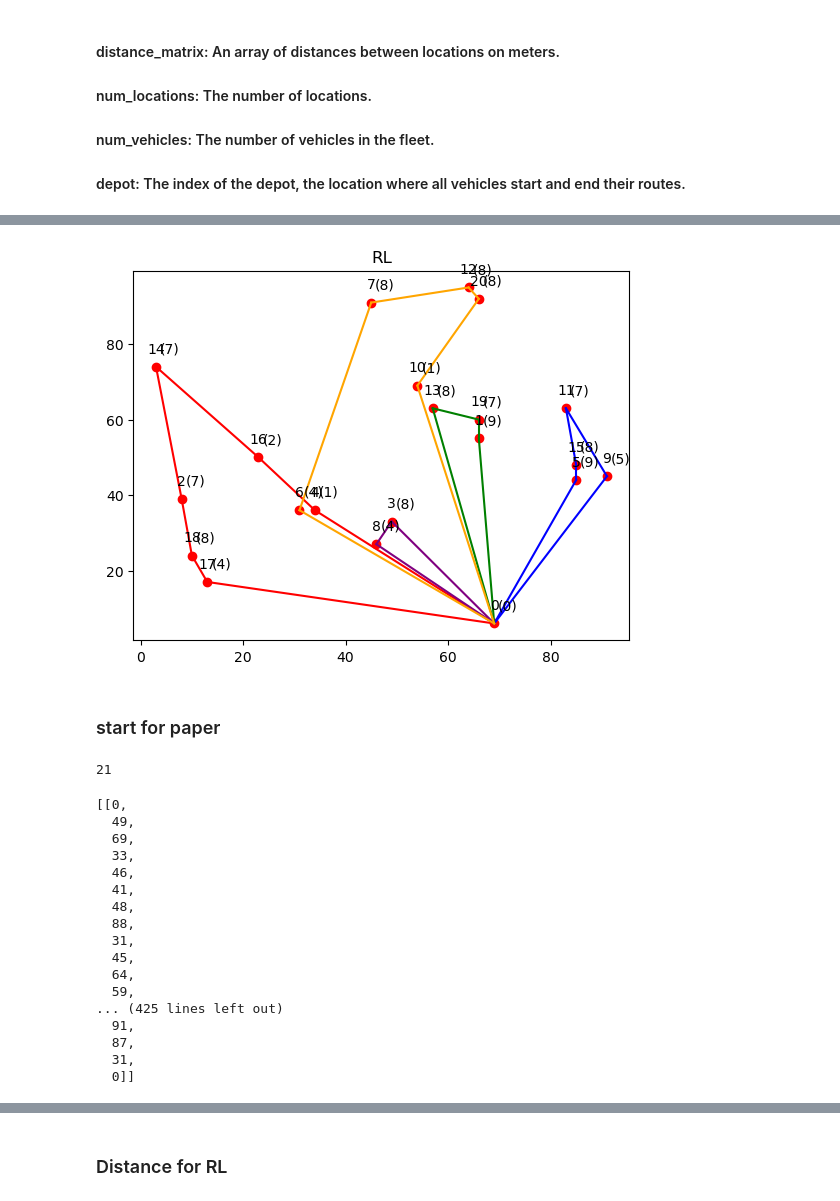
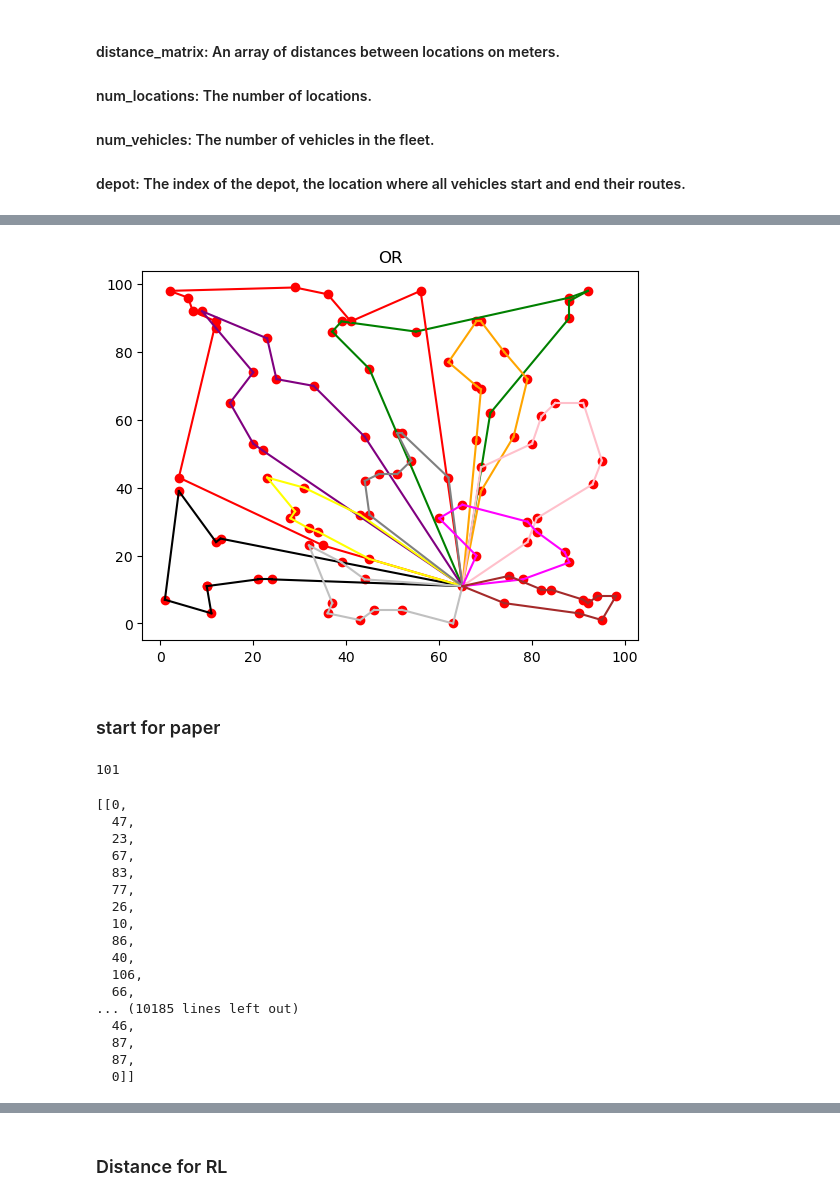
Before and after one commit to Pudro/vrvrl, a Jupyter notebook: vrp.ipynb, the cells around one changed output, grey strips where cells are left out. Drawn from its saved outputs; the diff is of its cells as text; code cells hidden in the pictures.

Commit message:
plot+length

```diff
--- a/vrp.ipynb
+++ b/vrp.ipynb
@@ -5,7 +5,7 @@ from ortools.constraint_solver import pywrapcp
 ### Extract pickle
 # %%
 import pickle
-with open('vrp_20_e_500_A.pkl', 'rb') as f:
+with open('vrp_100_e_1000.pkl.bak', 'rb') as f:
     x = pickle.load(f)
 # %%
 locations = x['problem'].locations # x,y for customers
@@ -47,35 +47,35 @@ rounded_list
 # %%
 import matplotlib.pyplot as plt
 
 points = rounded_list
-routes = solution
+routes = [[0], [0, 59, 87, 64, 33, 100, 81, 8, 15, 52, 0], [0, 94, 24, 22, 51, 58, 10, 96, 40, 97, 67, 0], [0, 62, 11, 42, 4, 50, 83, 5, 66, 43, 69, 0], [0, 60, 77, 36, 85, 78, 41, 68, 54, 14, 18, 0], [0, 92, 63, 9, 1, 47, 13, 95, 38, 21, 0], [0, 17, 29, 93, 88, 80, 16, 3, 90, 61, 0], [0, 84, 72, 74, 98, 91, 44, 35, 32, 0], [0, 76, 37, 56, 71, 55, 27, 31, 46, 0], [0, 70, 49, 86, 20, 12, 82, 30, 6, 28, 0], [0, 89, 19, 2, 57, 45, 48, 25, 26, 0], [0, 53, 65, 34, 23, 39, 79, 99, 75, 73, 7, 0]]
 data = capacities
 
 x, y = zip(*points)
 
 plt.scatter(x, y, color='red', marker='o')
-route_colors = ['blue', 'green', 'red', 'purple', 'orange']
+route_colors = ['blue', 'green', 'red', 'purple', 'orange', 'pink', 'black', 'yellow', 'grey', 'silver', 'magenta', 'brown', 'indigo']
 
 for index,route in enumerate(routes):
     color = route_colors[index % len(route_colors)]
 
     for i in range(len(route) - 1):
         plt.plot([x[route[i]], x[route[i + 1]]], [y[route[i]], y[route[i + 1]]], color=color)
 
     plt.plot([x[route[-1]], x[route[0]]], [y[route[-1]], y[route[0]]], color='blue')
 
-for i, txt in enumerate(range(len(x))):
-    plt.annotate(txt, (x[i], y[i]), textcoords="offset points", xytext=(0, 10), ha='center')
+# for i, txt in enumerate(range(len(x))):
+#     plt.annotate(txt, (x[i], y[i]), textcoords="offset points", xytext=(0, 10), ha='center')
 
 
-for i, txt in enumerate(data):
-    plt.annotate(f"({txt})", (x[i], y[i]), textcoords="offset points", xytext=(10, 10), ha='center')
+# for i, txt in enumerate(data):
+#     plt.annotate(f"({txt})", (x[i], y[i]), textcoords="offset points", xytext=(10, 10), ha='center')
 
-plt.title('RL')
-plt.savefig('RL_20_500.png')
+plt.title('OR')
+plt.savefig('OR_20_500.png')
 plt.show()
 # %% [output]
-[figure, old version]
+[figure, new version]
 # %% [markdown]
 ### start for paper
 # %%
@@ -83,7 +83,7 @@ matrix = distances
 # %%
 len(matrix)
 # %% [output]
-21
+101
 # %%
 def float_to_int(z):
     for i, x in enumerate(z):
@@ -96,21 +96,21 @@ matrix_dist = float_to_int(matrix)
 matrix_dist
 # %% [output]
 [[0,
-  49,
-  69,
-  33,
+  47,
+  23,
+  67,
+  83,
+  77,
+  26,
+  10,
+  86,
+  40,
+  106,
+  66,
+... (10185 lines left out)
   46,
-  41,
-  48,
-  88,
-  31,
-  45,
-  64,
-  59,
-... (425 lines left out)
-  91,
   87,
-  31,
+  87,
   0]]
 # %%
 """Capacited Vehicles Routing Problem (CVRP)."""
```
Also changed, not shown: parts of 10 cells of this notebook.
